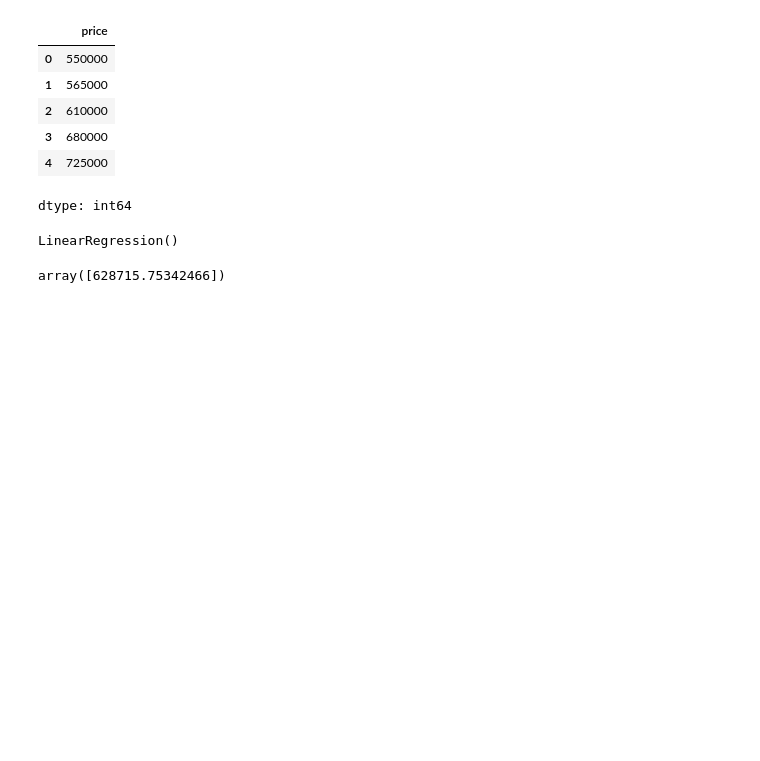
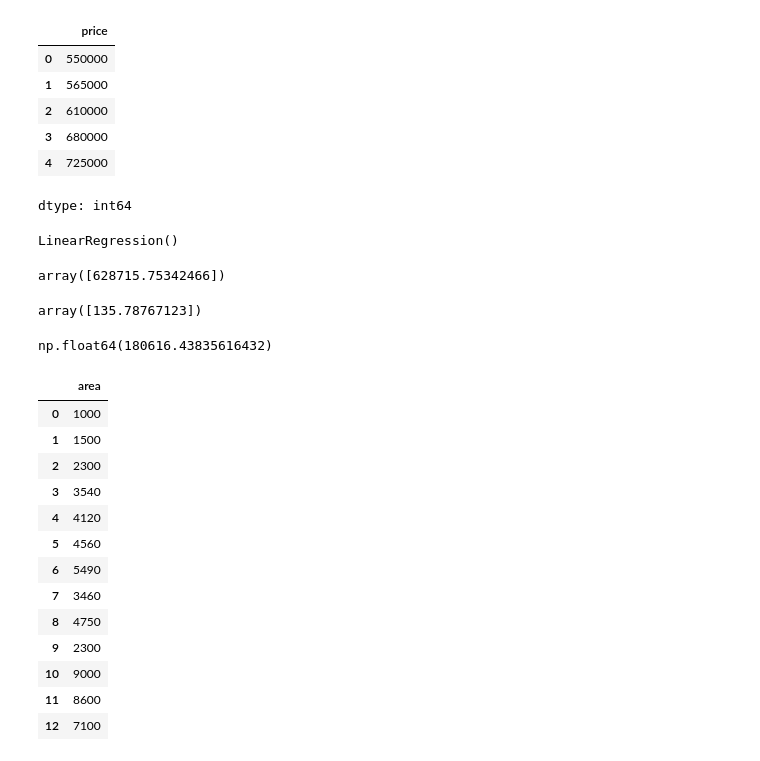
Before and after one commit to peddintiginesh/Home-prices-Linear, a Jupyter notebook: chapter_appendix-tools-for-deep-learning/jupyter.ipynb, the cells around one changed output. Drawn from its saved outputs; the diff is of its cells as text; code cells hidden in the pictures; blank space fills up the shorter version.

```diff
--- a/chapter_appendix-tools-for-deep-learning/jupyter.ipynb
+++ b/chapter_appendix-tools-for-deep-learning/jupyter.ipynb
@@ -52,3 +54,29 @@ LinearRegression()
 reg.predict([[3300]])
 # %% [output]
 array([628715.75342466])
+# %%
+reg.coef_
+# %% [output]
+array([135.78767123])
+# %%
+reg.intercept_
+# %% [output]
+np.float64(180616.43835616432)
+# %%
+area_df=pd.read_csv("areas.csv")
+area_df
+# %% [output]
+|  | area |
+| 0 | 1000 |
+| 1 | 1500 |
+| 2 | 2300 |
+| 3 | 3540 |
+| 4 | 4120 |
+| 5 | 4560 |
+| 6 | 5490 |
+| 7 | 3460 |
+| 8 | 4750 |
+| 9 | 2300 |
+| 10 | 9000 |
+| 11 | 8600 |
+| 12 | 7100 |
```
Also changed, not shown: parts of 5 cells of this notebook.
